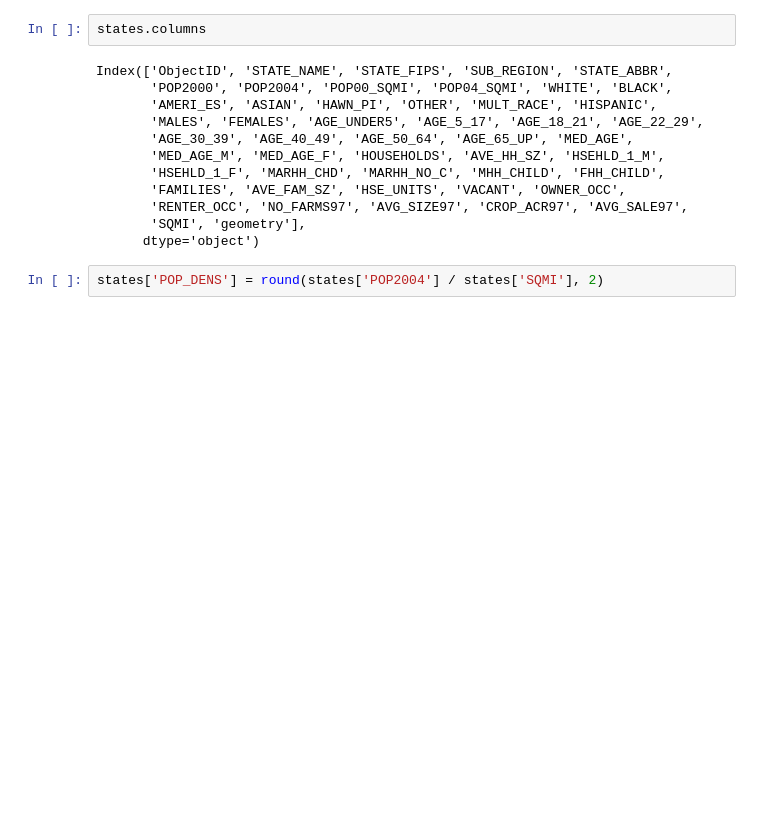
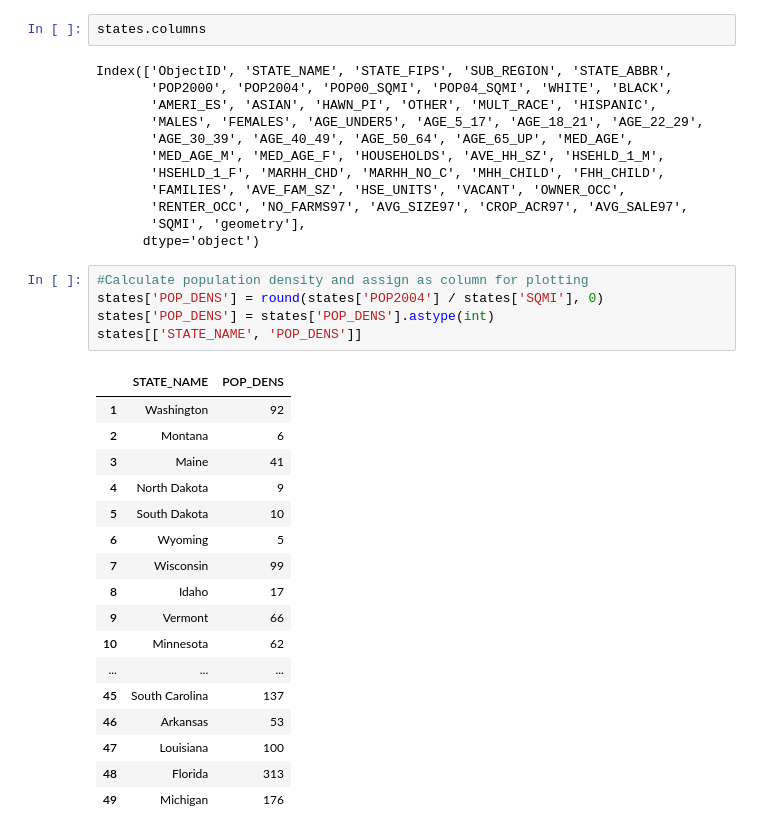
Before and after one commit to freecircuit/Advanced_GIS_TESC, a Jupyter notebook: Lab1_states/states.ipynb, the cells around one changed output. Saved outputs shown, nothing was run; the diff lists cells and outputs as text; blank space fills up the shorter version.

```diff
--- a/Lab1_states/states.ipynb
+++ b/Lab1_states/states.ipynb
@@ -200,5 +200,26 @@ Index(['ObjectID', 'STATE_NAME', 'STATE_FIPS', 'SUB_REGION', 'STATE_ABBR',
        'SQMI', 'geometry'],
       dtype='object')
 # %%
-states['POP_DENS'] = round(states['POP2004'] / states['SQMI'], 2)
+#Calculate population density and assign as column for plotting
+states['POP_DENS'] = round(states['POP2004'] / states['SQMI'], 0)
+states['POP_DENS'] = states['POP_DENS'].astype(int)
+states[['STATE_NAME', 'POP_DENS']]
+# %% [output]
+|  | STATE_NAME | POP_DENS |
+| 1 | Washington | 92 |
+| 2 | Montana | 6 |
+| 3 | Maine | 41 |
+| 4 | North Dakota | 9 |
+| 5 | South Dakota | 10 |
+| 6 | Wyoming | 5 |
+| 7 | Wisconsin | 99 |
+| 8 | Idaho | 17 |
+| 9 | Vermont | 66 |
+| 10 | Minnesota | 62 |
+| ... | ... | ... |
+| 45 | South Carolina | 137 |
+| 46 | Arkansas | 53 |
+| 47 | Louisiana | 100 |
+| 48 | Florida | 313 |
+| 49 | Michigan | 176 |
 # %%
```
Also changed, not shown: parts of 6 cells of this notebook, 1 other file.
